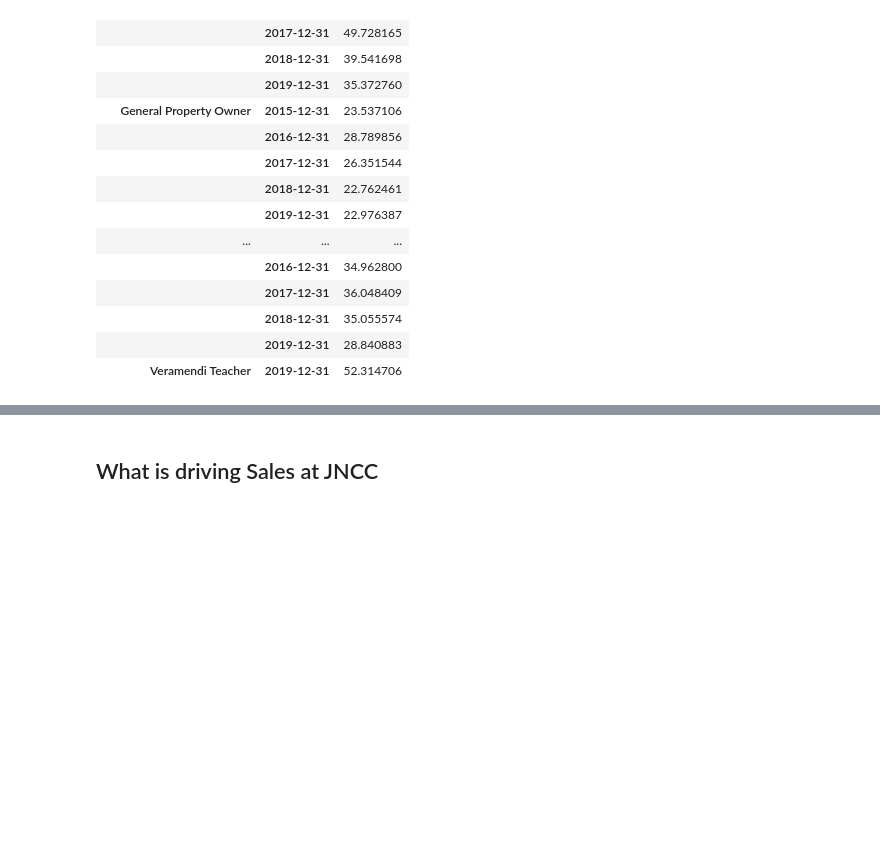
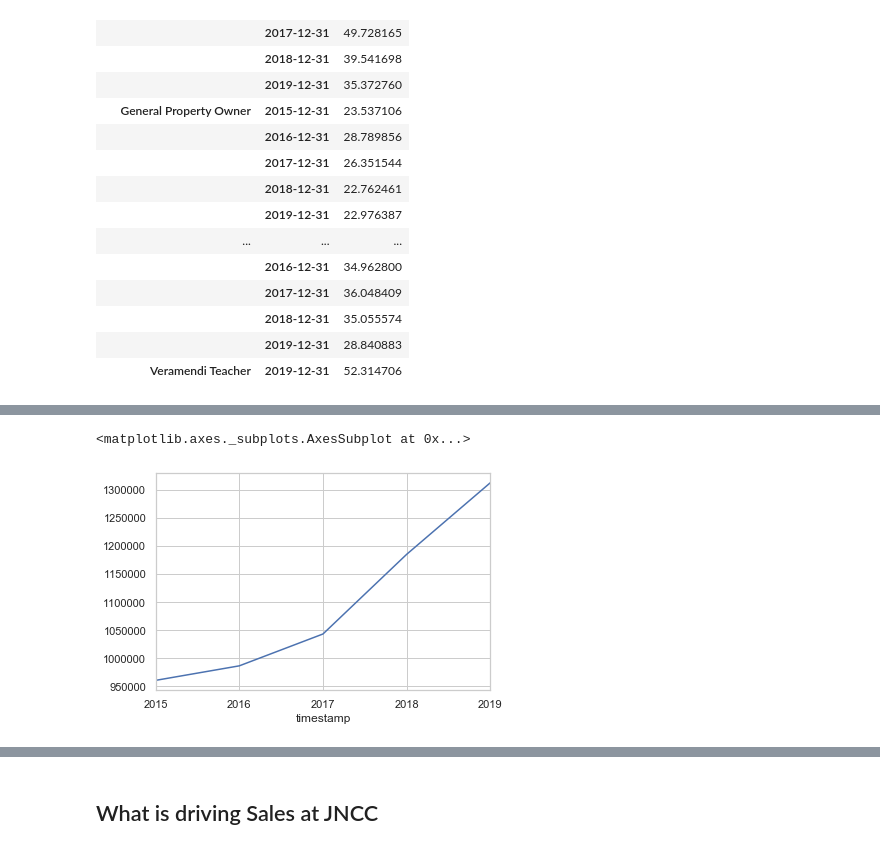
Before and after one commit to crisgiovanoni/jncc_project, a Jupyter notebook: bi_analysis.ipynb, the cells around one changed output, grey strips where cells are left out. Saved outputs shown, nothing was run; the diff lists cells and outputs as text; code cells hidden in the pictures; blank space fills up the shorter version.

```diff
--- a/bi_analysis.ipynb
+++ b/bi_analysis.ipynb
@@ -74,0 +243,5 @@ dft.groupby("membership").resample("Y")[["total"]].mean()
+# %%
+dft.resample("Y").sum().total.plot()
+# %% [output]
+<matplotlib.axes._subplots.AxesSubplot at 0x...>
+[figure, added]
```
Also changed, not shown: parts of 16 cells of this notebook.
